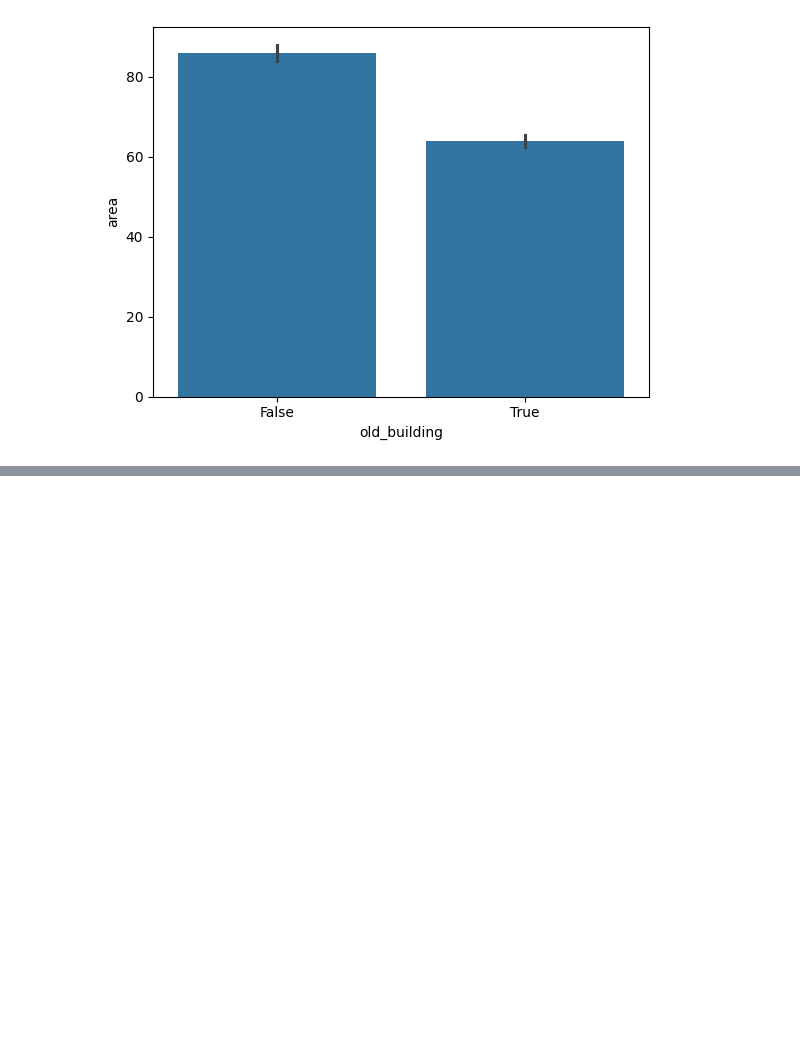
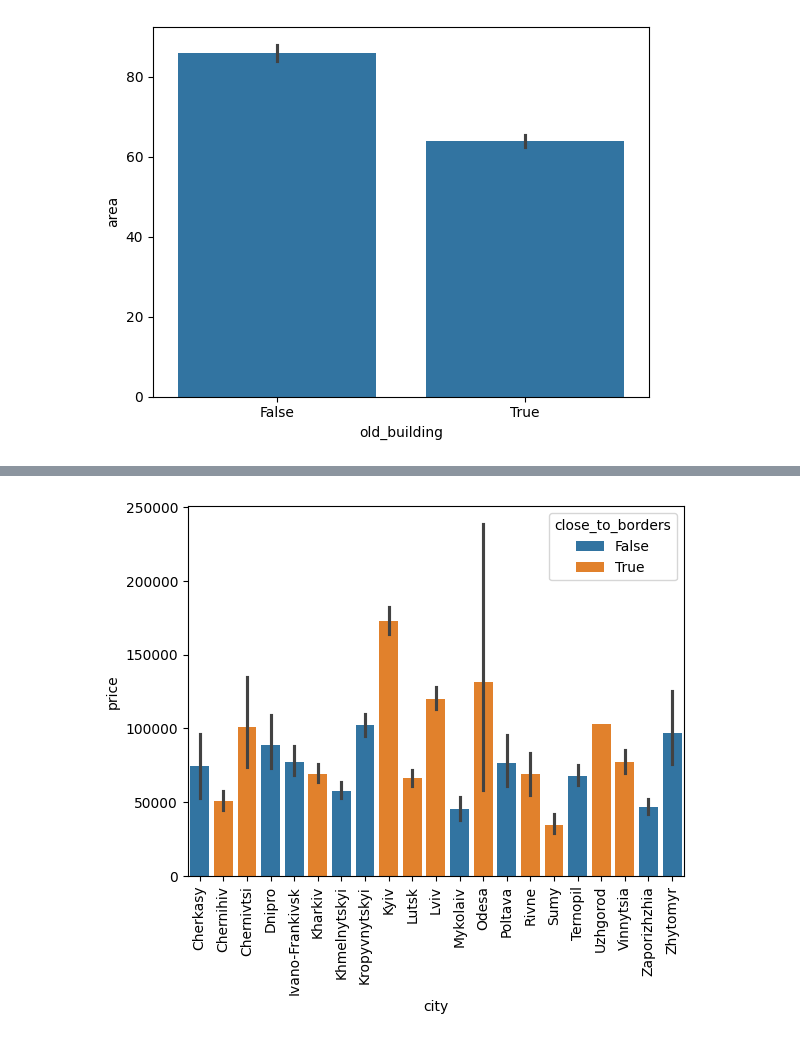
Before and after one commit to YESosnovska/apartaments-prices-analysis, a Jupyter notebook: plotting.ipynb, the cells around one changed output, grey strips where cells are left out. Drawn from its saved outputs; the diff is of its cells as text; code cells hidden in the pictures; blank space fills up the shorter version.

```diff
--- a/plotting.ipynb
+++ b/plotting.ipynb
@@ -33,0 +63,8 @@ plt.show()
+# %%
+flats["close_to_borders"] = flats["city"].isin(["Lutsk", "Rivne", "Lviv", "Uzhgorod", "Chernivtsi", "Vinnytsia", "Odesa", "Kharkiv", "Sumy", "Chernihiv", "Kyiv"])
+
+sns.barplot(data=flats, x="city", y="price", hue="close_to_borders")
+plt.xticks(rotation=90)
+plt.show()
+# %% [output]
+[figure, added]
```
Also changed, not shown: parts of 13 cells of this notebook.
